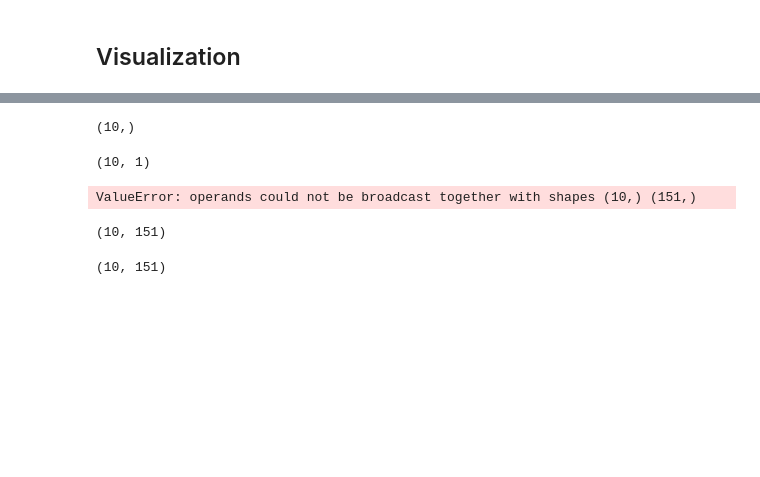
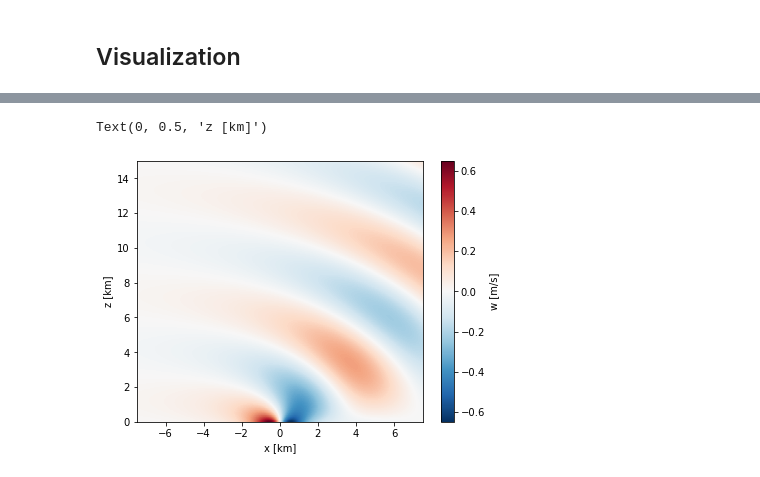
Before and after one commit to DriesAllaerts/lbow, a Jupyter notebook: notebooks/1-witch-of-Agnesi.ipynb, the cells around one changed output, grey strips where cells are left out. Cells and saved outputs as stored; diff of their text form; code cells hidden in the pictures; blank space fills up the shorter version.

```diff
--- a/notebooks/1-witch-of-Agnesi.ipynb
+++ b/notebooks/1-witch-of-Agnesi.ipynb
@@ -53,0 +53,3 @@ Wall time: 1.64 s
+# %%
+%%time
+w = model.calculate_w(zs)
@@ -180,43 +97,13 @@ hc.shape
-# %%
-%%time
-Nz = 151
-Lz = 15000
-zs = np.linspace(0,Lz,Nz)
-etac = np.zeros((Nz,Nx,Nt),dtype=np.complex128)
-for i,z in enumerate(zs):
-    etac[i,:,:] = hc * np.exp(1j*m*z)
-    etac[i,0,:] = 0.0 #Set defunct modes to zero
-    etac[i,:,0] = 0.0 #Set defunct modes to zero
-    #wc   = 1j*Omegas*etac
-    ##uc   = -1j*m*U*etac
-    ##pc   = 1j*m*U**2*etac
-    ##uc[int(Nx/2)] = 0.0 #Set mean mode to zero
-    ##pc[int(Nx/2)] = 0.0#Set mean mode to zero
-    #etar[:,:,i] = np.real(np.fft.ifft2(np.fft.ifftshift(etac*Nx*Nt)))
-    #wr[:,:,i] = np.real(np.fft.ifft2(np.fft.ifftshift(wc*Nx*Nt)))
-    ##ur[:,i] = np.real(np.fft.ifft(np.fft.ifftshift(uc*Nx)))
-    ##pr[:,i] = np.real(np.fft.ifft(np.fft.ifftshift(pc*Nx)))
-wc = 1j*Omegas[np.newaxis,...]*etac
-etar = np.real(np.fft.ifft2(np.fft.ifftshift(etac*Nx*Nt,axes=(1,2))))
-wr = np.real(np.fft.ifft2(np.fft.ifftshift(wc*Nx*Nt,axes=(1,2))))
-# %%
-hc.shape
-# %% [output]
-(10,)
-# %%
-hc[:,np.newaxis].
-# %% [output]
-(10, 1)
-# %%
-np.exp(1j*m*zs)
-# %% [output]
-ValueError: operands could not be broadcast together with shapes (10,) (151,)
-# %%
-mz=m[:,np.newaxis]*zs
-mz.shape
-# %% [output]
-(10, 151)
-# %%
-(hc[:,np.newaxis]*mz).shape
-# %% [output]
-(10, 151)
+# %%
+f,ax=plt.subplots(1,1,figsize=(6.4,4.8))
+
+extent = [xs[0]/1e3, xs[-1]/1e3, zs[0]/1e3, zs[-1]/1e3]
+im=ax.imshow(np.fliplr(w).T,extent=extent,aspect='auto',cmap='RdBu_r',norm=midpointNormalize(midpoint=0))
+cbar = f.colorbar(im,ax=ax,shrink=1.0)
+ax.set_xlim([-7.5,7.5])
+cbar.set_label('w [m/s]')
+ax.set_xlabel('x [km]')
+ax.set_ylabel('z [km]')
+# %% [output]
+Text(0, 0.5, 'z [km]')
+[figure, added]
```
Also changed, not shown: parts of 23 cells of this notebook, 1 other file.
